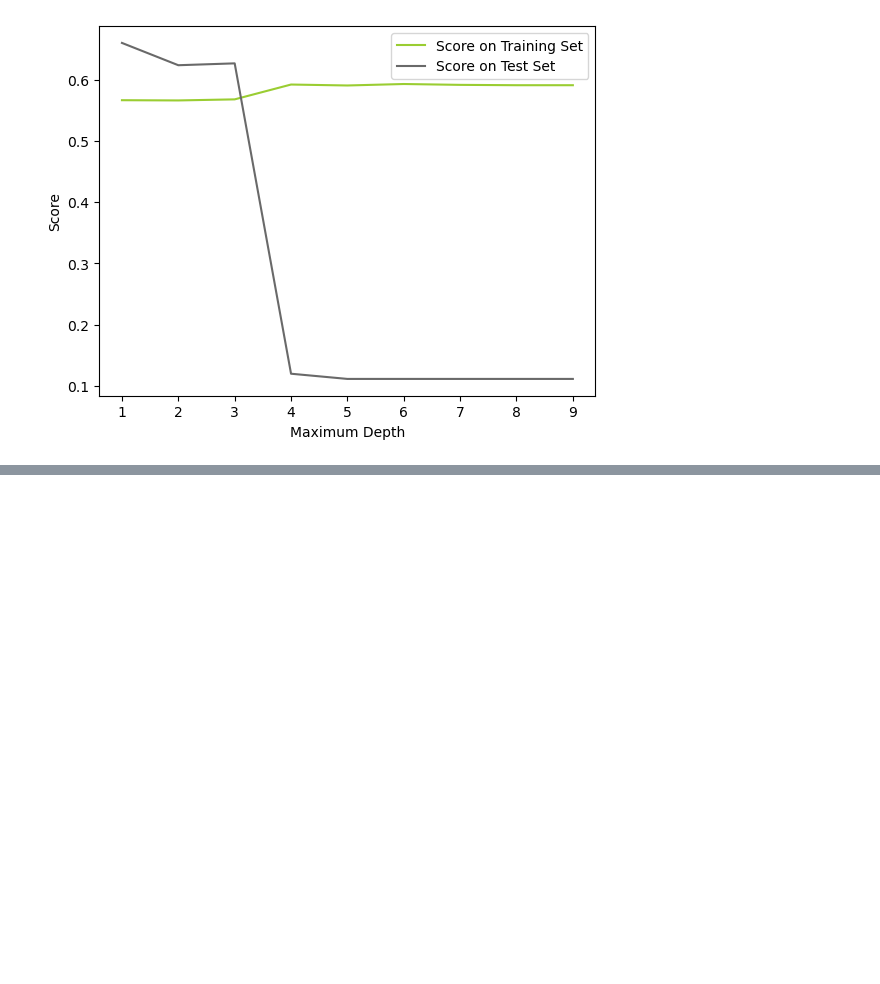
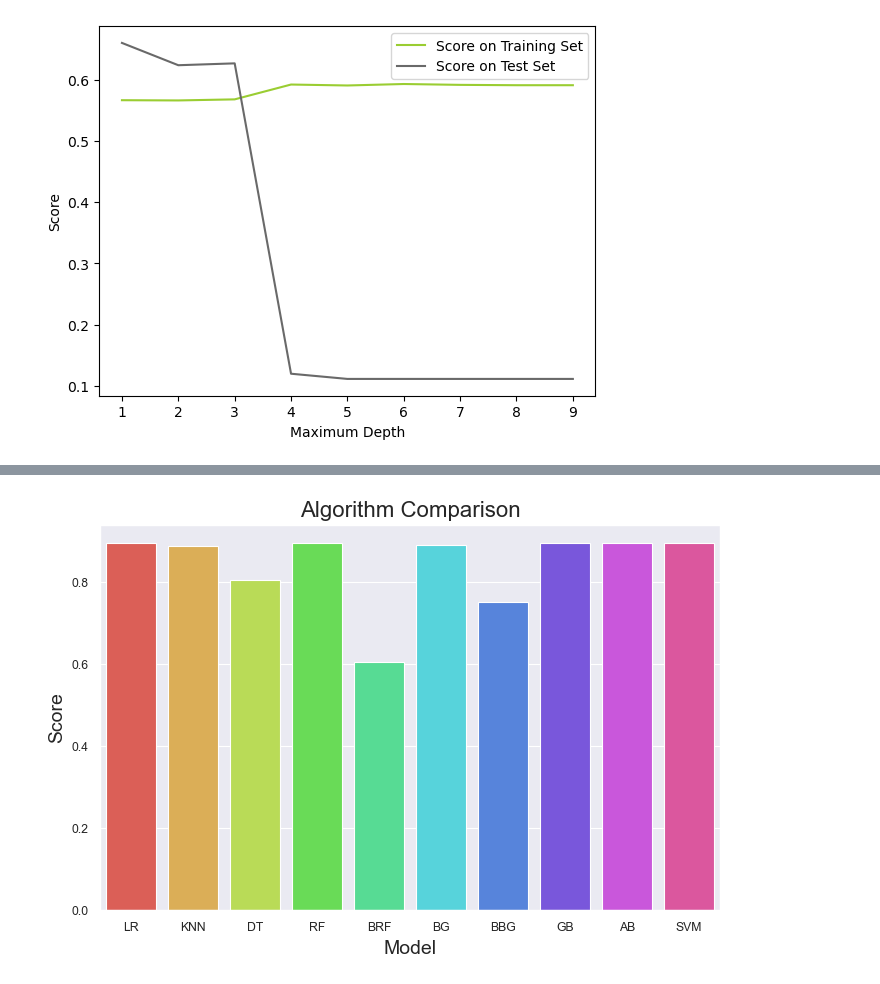
Before and after one commit to cmpnoah/Hospital_ML, a Jupyter notebook: Noah's data/Data_processing_pipeline.ipynb, the cells around one changed output, grey strips where cells are left out. Cells and saved outputs as stored; diff of their text form; code cells hidden in the pictures; blank space fills up the shorter version.

Commit message:
Model evaluations

```diff
--- a/Noah's data/Data_processing_pipeline.ipynb
+++ b/Noah's data/Data_processing_pipeline.ipynb
@@ -414,16 +414,20 @@ memory usage: 13.7+ MB
 # %%
-filters1 = (
+df = df[(np.abs(sp.stats.zscore(df[numerics])) < 3).all(axis=1)]
+'''filters1 = (
     (df['outpatient_visits_in_previous_year']<=100)
     &
-    (df['emergency_visits_in_previous_year']<=100)
+    (df['emergency_visits_in_previous_year']>=5)
     &
     (df['number_lab_tests']<=95)
     &
-    (df['number_of_medications']<=35)
+    (df['number_of_medications']<=100)
     &
     (df['number_diagnoses']<=10) # change to 13
     &
-    (df['length_of_stay_in_hospital']<=12)
+    (df['length_of_stay_in_hospital']<=17)
+    &
+    (df['age']<=12)
+
 )
 
-df = df[filters1]
+df = df[filters1]'''
@@ -582,0 +591,70 @@ for col in df.columns:
+# %%
+import warnings
+warnings.filterwarnings('ignore')
+from sklearn.metrics import classification_report, confusion_matrix, precision_recall_curve
+from sklearn.metrics import accuracy_score, precision_score, recall_score, roc_auc_score, f1_score, roc_curve, auc
+from sklearn.metrics import mean_absolute_error, mean_squared_error, r2_score
+from sklearn.pipeline import Pipeline
+from sklearn.linear_model import LogisticRegression
+from sklearn.tree import DecisionTreeClassifier
+from sklearn.dummy import DummyClassifier
+from imblearn.ensemble import BalancedBaggingClassifier
+from imblearn.ensemble import BalancedRandomForestClassifier
+from sklearn.neighbors import KNeighborsClassifier
+from sklearn.ensemble import BaggingClassifier
+from sklearn.ensemble import AdaBoostClassifier
+from sklearn.ensemble import GradientBoostingClassifier
+import time
+from sklearn.model_selection import RepeatedStratifiedKFold, cross_val_predict
+from sklearn.model_selection import train_test_split, KFold, cross_val_score,  GridSearchCV
+
+#from xgboost import XGBClassifier
+
+
+start = time.time()
+
+models = []
+models.append(('LR', LogisticRegression()))
+models.append(('KNN', KNeighborsClassifier()))
+models.append(('DT', DecisionTreeClassifier()))
+models.append(('RF', RandomForestClassifier()))
+models.append(('BRF', BalancedRandomForestClassifier()))
+models.append(('BG', BaggingClassifier()))
+models.append(('BBG', BalancedBaggingClassifier()))
+models.append(('GB', GradientBoostingClassifier()))
+models.append(('AB', AdaBoostClassifier()))
+#models.append(('XGB', XGBClassifier()))
+models.append(('SVM', SVC()))
+
+# evaluate each model in turn
+names = []
+scores = []
+
+for name, model in models:
+    start= time.time()
+    cv = RepeatedStratifiedKFold(n_splits=10, n_repeats=3, random_state=1)
+    score = cross_val_score(model, X, y, cv=cv, scoring='accuracy').round(decimals=4)
+    scores.append(score.mean())
+    names.append(name)
+
+cross_val = pd.DataFrame({'Name': names,'Score': scores})
+print(cross_val)
+
+#create plot
+plt.figure(figsize=(8,5))
+sns.set_context('paper')
+sns.barplot(x = 'Name', y = 'Score',  data = cross_val,
+            palette = 'hls',
+            capsize = 0.5,
+            saturation = 8,
+            errcolor = 'gray', errwidth = 2,
+            ci = 'sd'
+            )
+plt.title('Algorithm Comparison',fontsize=16)
+plt.xlabel('Model',fontsize=14)
+plt.ylabel('Score',fontsize=14)
+plt.show;
+
+execution_time = time.time() - start
+print('Execution time', time.strftime("%H:%M:%S", time.gmtime(execution_time)))
+# %% [output]
@@ -582,0 +673 @@ for col in df.columns:
+[figure, added]
```
Also changed, not shown: parts of 14 cells of this notebook, 1 other file.
